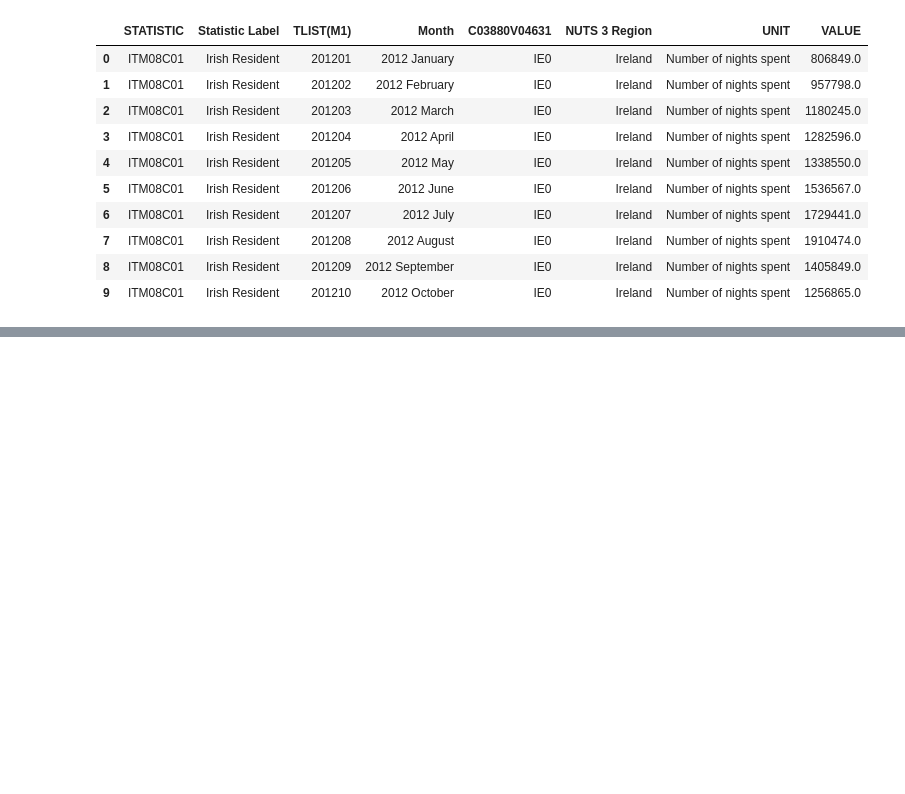
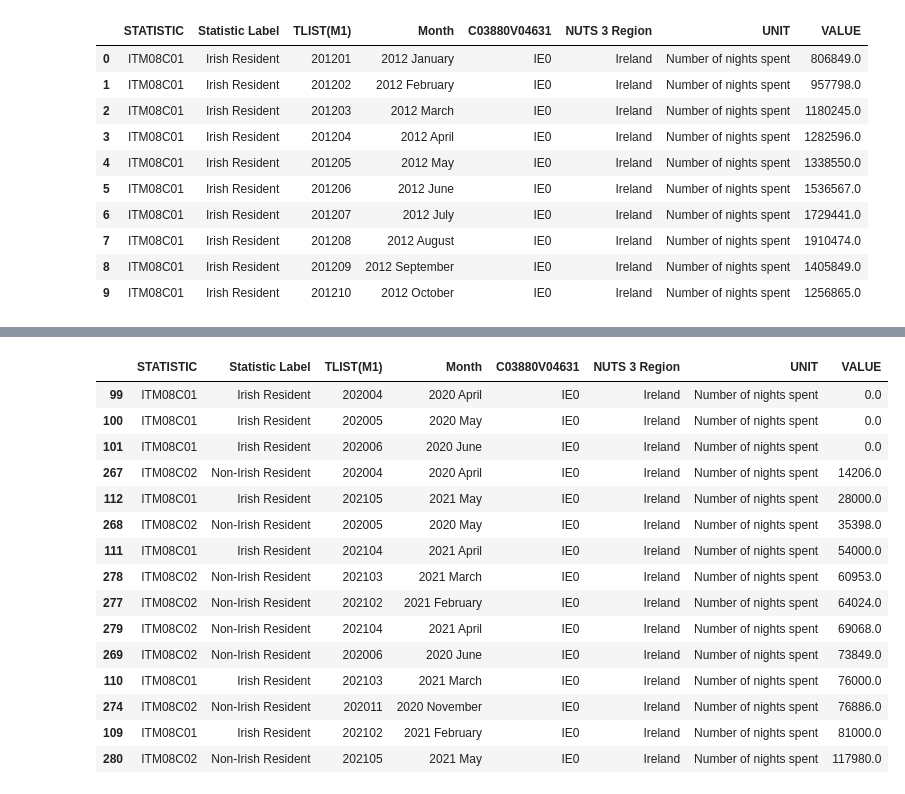
Before and after one commit to FelipeSantos63/CA1_MScDA_2024257, a Jupyter notebook: CA_1_Analyses.ipynb, the cells around one changed output, grey strips where cells are left out. Drawn from its saved outputs; the diff is of its cells as text; code cells hidden in the pictures; blank space fills up the shorter version.

Commit message:
Exploring the DataSet
Applied shape and descriptive analysis to the main dataset; added findings and questions

```diff
--- a/CA_1_Analyses.ipynb
+++ b/CA_1_Analyses.ipynb
@@ -45,6 +19,6 @@ import matplotlib.pyplot as plt
 # %%
-df = pd.read_csv("Datasets/ITM08.20261004171056.csv")
-df.head(10)
+df_accommodation = pd.read_csv("Datasets/ITM08.20261004171056.csv")
+df_accommodation.head(10)
 # %% [output]
 |  | STATISTIC | Statistic Label | TLIST(M1) | Month | C03880V04631 | NUTS 3 Region | UNIT | VALUE |
 | 0 | ITM08C01 | Irish Resident | 201201 | 2012 January | IE0 | Ireland | Number of nights spent | 806849.0 |
@@ -59,0 +230,19 @@ df.head(10)
+# %%
+df_accommodation.sort_values("VALUE").head(15)
+# %% [output]
+|  | STATISTIC | Statistic Label | TLIST(M1) | Month | C03880V04631 | NUTS 3 Region | UNIT | VALUE |
+| 99 | ITM08C01 | Irish Resident | 202004 | 2020 April | IE0 | Ireland | Number of nights spent | 0.0 |
+| 100 | ITM08C01 | Irish Resident | 202005 | 2020 May | IE0 | Ireland | Number of nights spent | 0.0 |
+| 101 | ITM08C01 | Irish Resident | 202006 | 2020 June | IE0 | Ireland | Number of nights spent | 0.0 |
+| 267 | ITM08C02 | Non-Irish Resident | 202004 | 2020 April | IE0 | Ireland | Number of nights spent | 14206.0 |
+| 112 | ITM08C01 | Irish Resident | 202105 | 2021 May | IE0 | Ireland | Number of nights spent | 28000.0 |
+| 268 | ITM08C02 | Non-Irish Resident | 202005 | 2020 May | IE0 | Ireland | Number of nights spent | 35398.0 |
+| 111 | ITM08C01 | Irish Resident | 202104 | 2021 April | IE0 | Ireland | Number of nights spent | 54000.0 |
+| 278 | ITM08C02 | Non-Irish Resident | 202103 | 2021 March | IE0 | Ireland | Number of nights spent | 60953.0 |
+| 277 | ITM08C02 | Non-Irish Resident | 202102 | 2021 February | IE0 | Ireland | Number of nights spent | 64024.0 |
+| 279 | ITM08C02 | Non-Irish Resident | 202104 | 2021 April | IE0 | Ireland | Number of nights spent | 69068.0 |
+| 269 | ITM08C02 | Non-Irish Resident | 202006 | 2020 June | IE0 | Ireland | Number of nights spent | 73849.0 |
+| 110 | ITM08C01 | Irish Resident | 202103 | 2021 March | IE0 | Ireland | Number of nights spent | 76000.0 |
+| 274 | ITM08C02 | Non-Irish Resident | 202011 | 2020 November | IE0 | Ireland | Number of nights spent | 76886.0 |
+| 109 | ITM08C01 | Irish Resident | 202102 | 2021 February | IE0 | Ireland | Number of nights spent | 81000.0 |
+| 280 | ITM08C02 | Non-Irish Resident | 202105 | 2021 May | IE0 | Ireland | Number of nights spent | 117980.0 |
```
Also changed, not shown: parts of 24 cells of this notebook.
